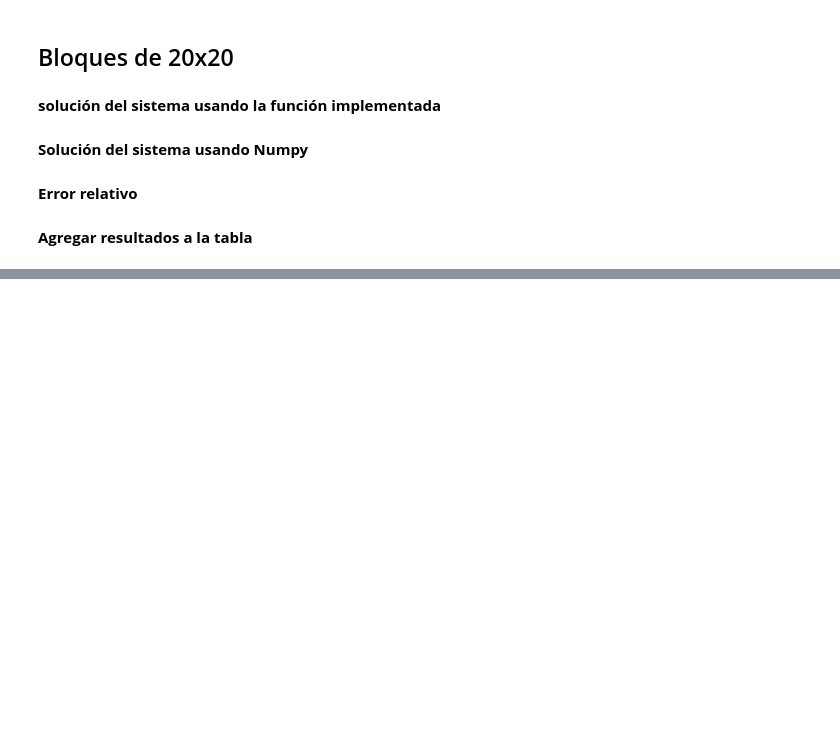
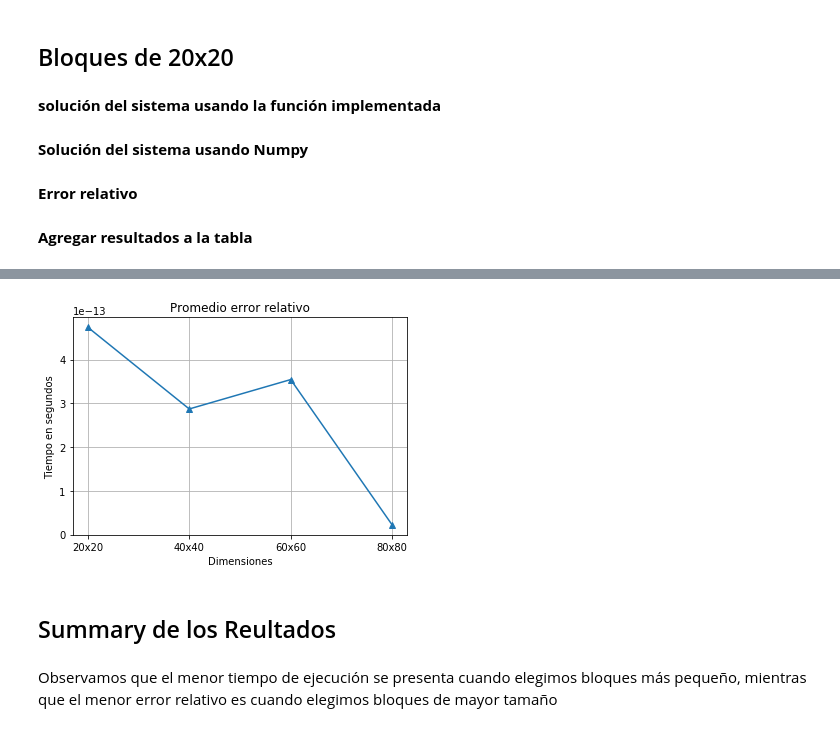
Before and after one commit to DorelyMS/ex-modulo-3-comp-matricial-qr-dapivei, a Jupyter notebook: Reporte/Insumos/prueba_tiempos_division_por_bloques.ipynb, the cells around one changed output, grey strips where cells are left out. Drawn from its saved outputs; the diff is of its cells as text; code cells hidden in the pictures; blank space fills up the shorter version.

```diff
--- a/Reporte/Insumos/prueba_tiempos_division_por_bloques.ipynb
+++ b/Reporte/Insumos/prueba_tiempos_division_por_bloques.ipynb
@@ -136,0 +193,16 @@ table_df.head()
+# %%
+dimensiones = table_df['Dimensiones de la matriz']
+error = table_df['Promedio error relativo']
+# %%
+plt.plot(dimensiones, error, '^-')
+plt.xlabel('Dimensiones')
+plt.ylabel('Tiempo en segundos')
+plt.grid(True)
+plt.title('Promedio error relativo')
+plt.show()
+# %% [output]
+[figure, added]
+# %% [markdown]
+## Summary de los Reultados
+# %% [markdown]
+Observamos que el menor tiempo de ejecución se presenta cuando elegimos bloques más pequeño, mientras que el menor error relativo es cuando elegimos bloques de mayor tamaño
```
Also changed, not shown: parts of 53 cells of this notebook.
